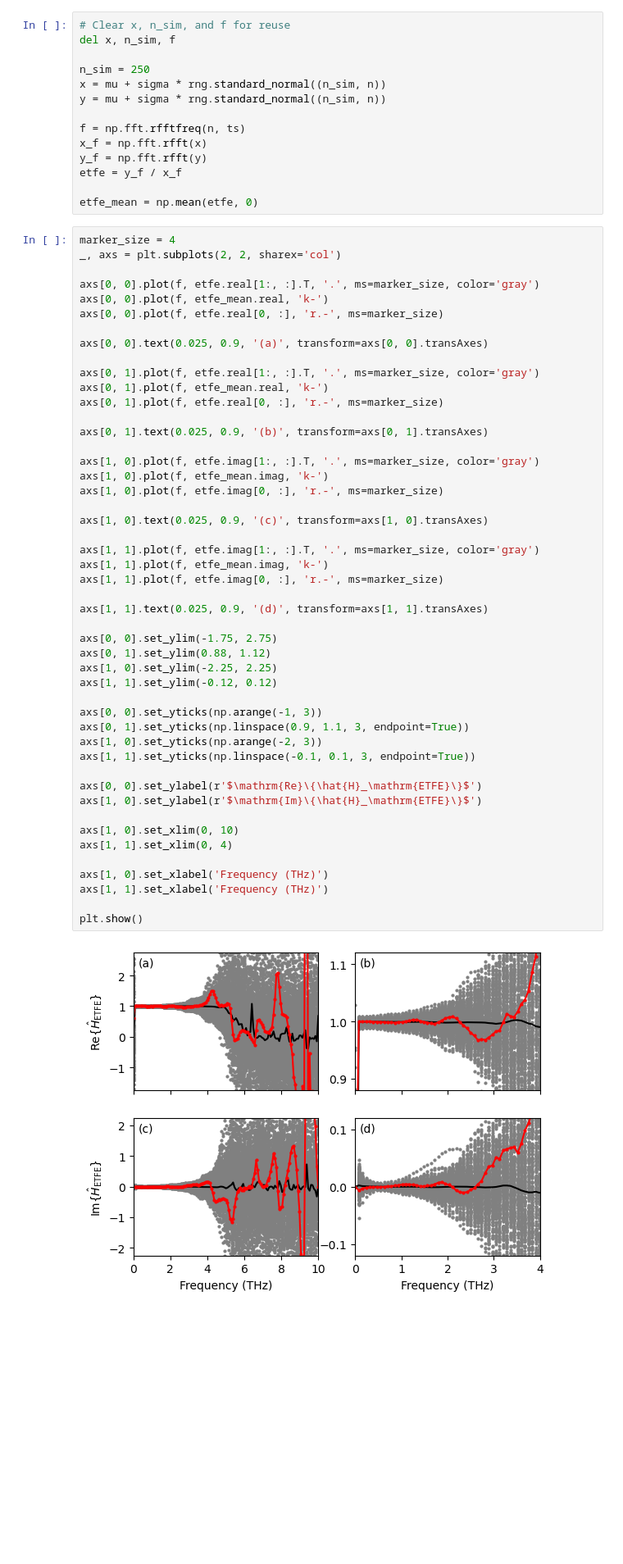
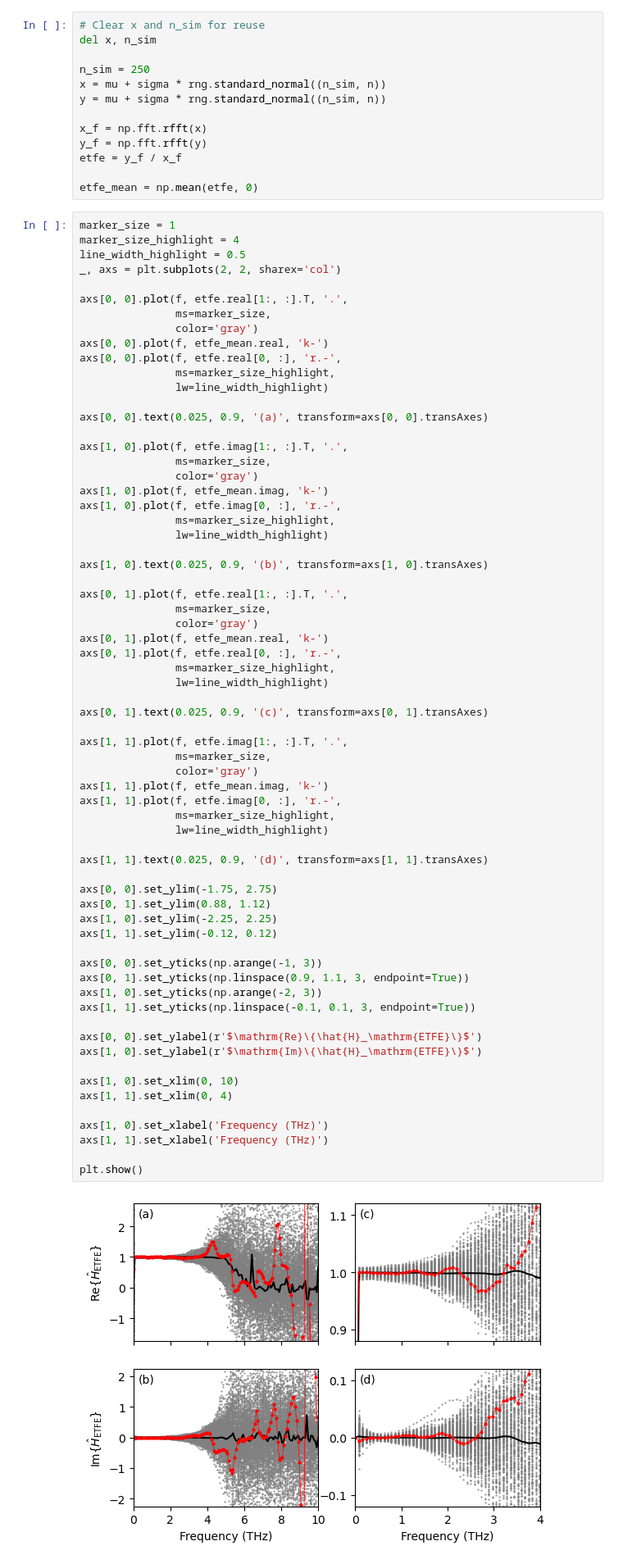
Before and after one commit to dodge-research-group/thztools, a Jupyter notebook: examples/simulation-example.ipynb, the cells around one changed output. Shown at 82% size. Cells and saved outputs as stored; diff of their text form; blank space fills up the shorter version.

```diff
--- a/examples/simulation-example.ipynb
+++ b/examples/simulation-example.ipynb
@@ -73,66 +77,83 @@ plt.show()
 # %% [markdown]
 ## Empirical transfer function estimates
 # %%
-# Clear x, n_sim, and f for reuse
-del x, n_sim, f
+# Clear x and n_sim for reuse
+del x, n_sim
 
 n_sim = 250
 x = mu + sigma * rng.standard_normal((n_sim, n))
 y = mu + sigma * rng.standard_normal((n_sim, n))
 
-f = np.fft.rfftfreq(n, ts)
 x_f = np.fft.rfft(x)
 y_f = np.fft.rfft(y)
 etfe = y_f / x_f
 
 etfe_mean = np.mean(etfe, 0)
 # %%
-marker_size = 4
+marker_size = 1
+marker_size_highlight = 4
+line_width_highlight = 0.5
 _, axs = plt.subplots(2, 2, sharex='col')
 
-axs[0, 0].plot(f, etfe.real[1:, :].T, '.', ms=marker_size, color='gray')
+axs[0, 0].plot(f, etfe.real[1:, :].T, '.',
+               ms=marker_size,
+               color='gray')
 axs[0, 0].plot(f, etfe_mean.real, 'k-')
-axs[0, 0].plot(f, etfe.real[0, :], 'r.-', ms=marker_size)
+axs[0, 0].plot(f, etfe.real[0, :], 'r.-',
+               ms=marker_size_highlight,
+               lw=line_width_highlight)
 
 axs[0, 0].text(0.025, 0.9, '(a)', transform=axs[0, 0].transAxes)
 
-axs[0, 1].plot(f, etfe.real[1:, :].T, '.', ms=marker_size, color='gray')
+axs[1, 0].plot(f, etfe.imag[1:, :].T, '.',
+               ms=marker_size,
+               color='gray')
+axs[1, 0].plot(f, etfe_mean.imag, 'k-')
+axs[1, 0].plot(f, etfe.imag[0, :], 'r.-',
+               ms=marker_size_highlight,
+               lw=line_width_highlight)
+
+axs[1, 0].text(0.025, 0.9, '(b)', transform=axs[1, 0].transAxes)
+
+axs[0, 1].plot(f, etfe.real[1:, :].T, '.',
+               ms=marker_size,
+               color='gray')
 axs[0, 1].plot(f, etfe_mean.real, 'k-')
-axs[0, 1].plot(f, etfe.real[0, :], 'r.-', ms=marker_size)
+axs[0, 1].plot(f, etfe.real[0, :], 'r.-',
+               ms=marker_size_highlight,
+               lw=line_width_highlight)
 
-axs[0, 1].text(0.025, 0.9, '(b)', transform=axs[0, 1].transAxes)
+axs[0, 1].text(0.025, 0.9, '(c)', transform=axs[0, 1].transAxes)
 
-axs[1, 0].plot(f, etfe.imag[1:, :].T, '.', ms=marker_size, color='gray')
-axs[1, 0].plot(f, etfe_mean.imag, 'k-')
-axs[1, 0].plot(f, etfe.imag[0, :], 'r.-', ms=marker_size)
-
-axs[1, 0].text(0.025, 0.9, '(c)', transform=axs[1, 0].transAxes)
-
-axs[1, 1].plot(f, etfe.imag[1:, :].T, '.', ms=marker_size, color='gray')
+axs[1, 1].plot(f, etfe.imag[1:, :].T, '.',
+               ms=marker_size,
+               color='gray')
 axs[1, 1].plot(f, etfe_mean.imag, 'k-')
-axs[1, 1].plot(f, etfe.imag[0, :], 'r.-', ms=marker_size)
+axs[1, 1].plot(f, etfe.imag[0, :], 'r.-',
+               ms=marker_size_highlight,
+               lw=line_width_highlight)
 
 axs[1, 1].text(0.025, 0.9, '(d)', transform=axs[1, 1].transAxes)
 
 axs[0, 0].set_ylim(-1.75, 2.75)
 axs[0, 1].set_ylim(0.88, 1.12)
 axs[1, 0].set_ylim(-2.25, 2.25)
 axs[1, 1].set_ylim(-0.12, 0.12)
 
 axs[0, 0].set_yticks(np.arange(-1, 3))
 axs[0, 1].set_yticks(np.linspace(0.9, 1.1, 3, endpoint=True))
 axs[1, 0].set_yticks(np.arange(-2, 3))
 axs[1, 1].set_yticks(np.linspace(-0.1, 0.1, 3, endpoint=True))
 
 axs[0, 0].set_ylabel(r'$\mathrm{Re}\{\hat{H}_\mathrm{ETFE}\}$')
 axs[1, 0].set_ylabel(r'$\mathrm{Im}\{\hat{H}_\mathrm{ETFE}\}$')
 
 axs[1, 0].set_xlim(0, 10)
 axs[1, 1].set_xlim(0, 4)
 
 axs[1, 0].set_xlabel('Frequency (THz)')
 axs[1, 1].set_xlabel('Frequency (THz)')
 
 plt.show()
 # %% [output]
-[figure, old version]
+[figure, new version]
```
Also changed, not shown: parts of 8 cells of this notebook.
